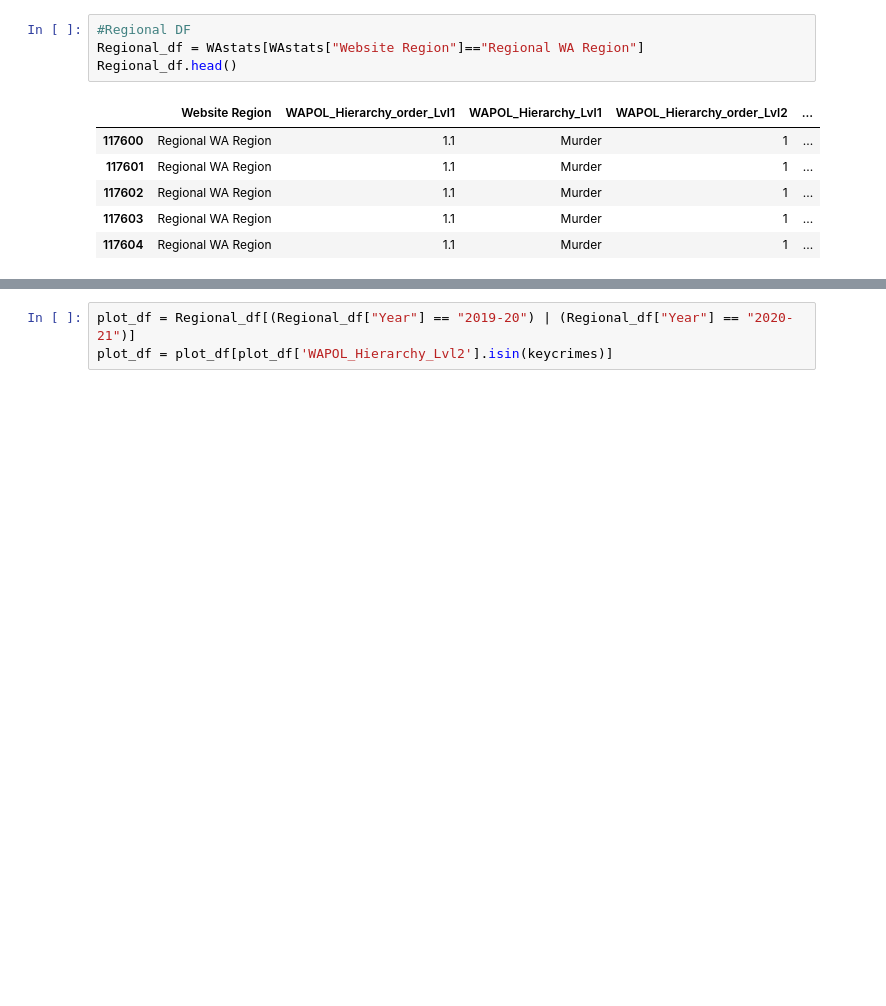
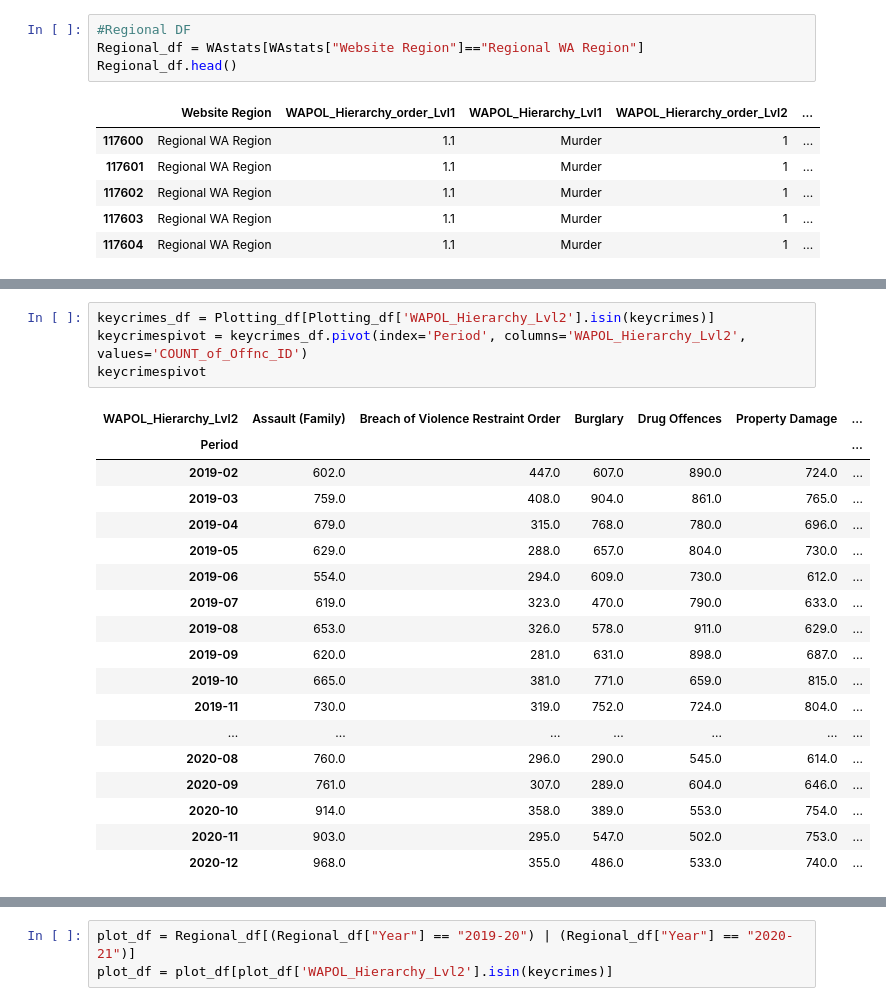
Before and after one commit to FernB/WACrimeRatesCovid19, a Jupyter notebook: WACrimeStatistics.ipynb, the cells around one changed output, grey strips where cells are left out. Cells and saved outputs as stored; diff of their text form; blank space fills up the shorter version.

```diff
--- a/WACrimeStatistics.ipynb
+++ b/WACrimeStatistics.ipynb
@@ -121,0 +116,23 @@ Regional_df[(Regional_df["Year"] == "2019-20") | (Regional_df["Year"] == "2020-2
+# %%
+keycrimes_df = Plotting_df[Plotting_df['WAPOL_Hierarchy_Lvl2'].isin(keycrimes)]
+keycrimespivot = keycrimes_df.pivot(index='Period', columns='WAPOL_Hierarchy_Lvl2', values='COUNT_of_Offnc_ID')
+keycrimespivot
+# %% [output]
+| WAPOL_Hierarchy_Lvl2 | Assault (Family) | Breach of Violence Restraint Order | Burglary | Drug Offences | Property Damage | ... |
+| Period |  |  |  |  |  | ... |
+| 2019-02 | 602.0 | 447.0 | 607.0 | 890.0 | 724.0 | ... |
+| 2019-03 | 759.0 | 408.0 | 904.0 | 861.0 | 765.0 | ... |
+| 2019-04 | 679.0 | 315.0 | 768.0 | 780.0 | 696.0 | ... |
+| 2019-05 | 629.0 | 288.0 | 657.0 | 804.0 | 730.0 | ... |
+| 2019-06 | 554.0 | 294.0 | 609.0 | 730.0 | 612.0 | ... |
+| 2019-07 | 619.0 | 323.0 | 470.0 | 790.0 | 633.0 | ... |
+| 2019-08 | 653.0 | 326.0 | 578.0 | 911.0 | 629.0 | ... |
+| 2019-09 | 620.0 | 281.0 | 631.0 | 898.0 | 687.0 | ... |
+| 2019-10 | 665.0 | 381.0 | 771.0 | 659.0 | 815.0 | ... |
+| 2019-11 | 730.0 | 319.0 | 752.0 | 724.0 | 804.0 | ... |
+| ... | ... | ... | ... | ... | ... | ... |
+| 2020-08 | 760.0 | 296.0 | 290.0 | 545.0 | 614.0 | ... |
+| 2020-09 | 761.0 | 307.0 | 289.0 | 604.0 | 646.0 | ... |
+| 2020-10 | 914.0 | 358.0 | 389.0 | 553.0 | 754.0 | ... |
+| 2020-11 | 903.0 | 295.0 | 547.0 | 502.0 | 753.0 | ... |
+| 2020-12 | 968.0 | 355.0 | 486.0 | 533.0 | 740.0 | ... |
```
Also changed, not shown: parts of 12 cells of this notebook.
